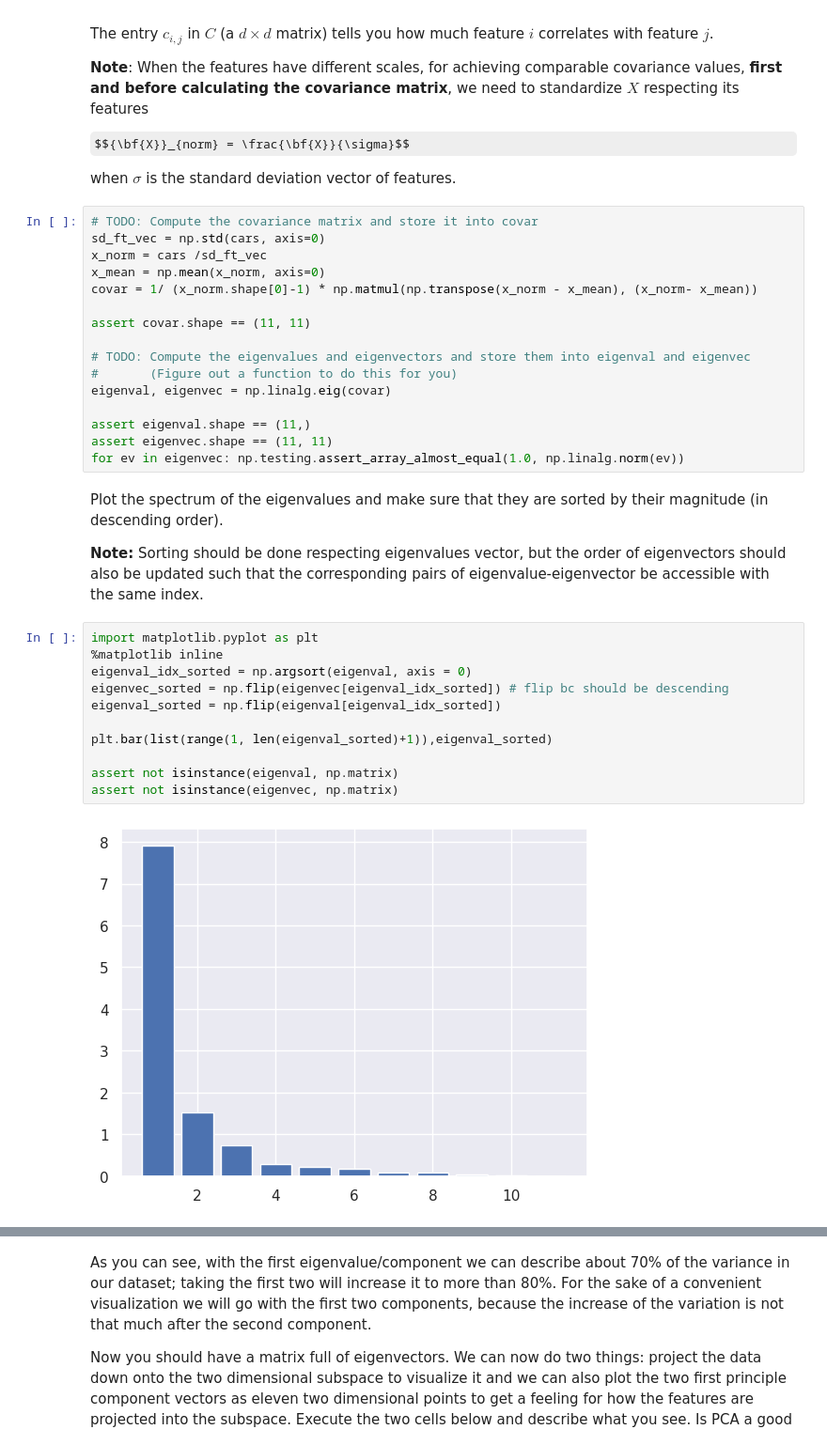
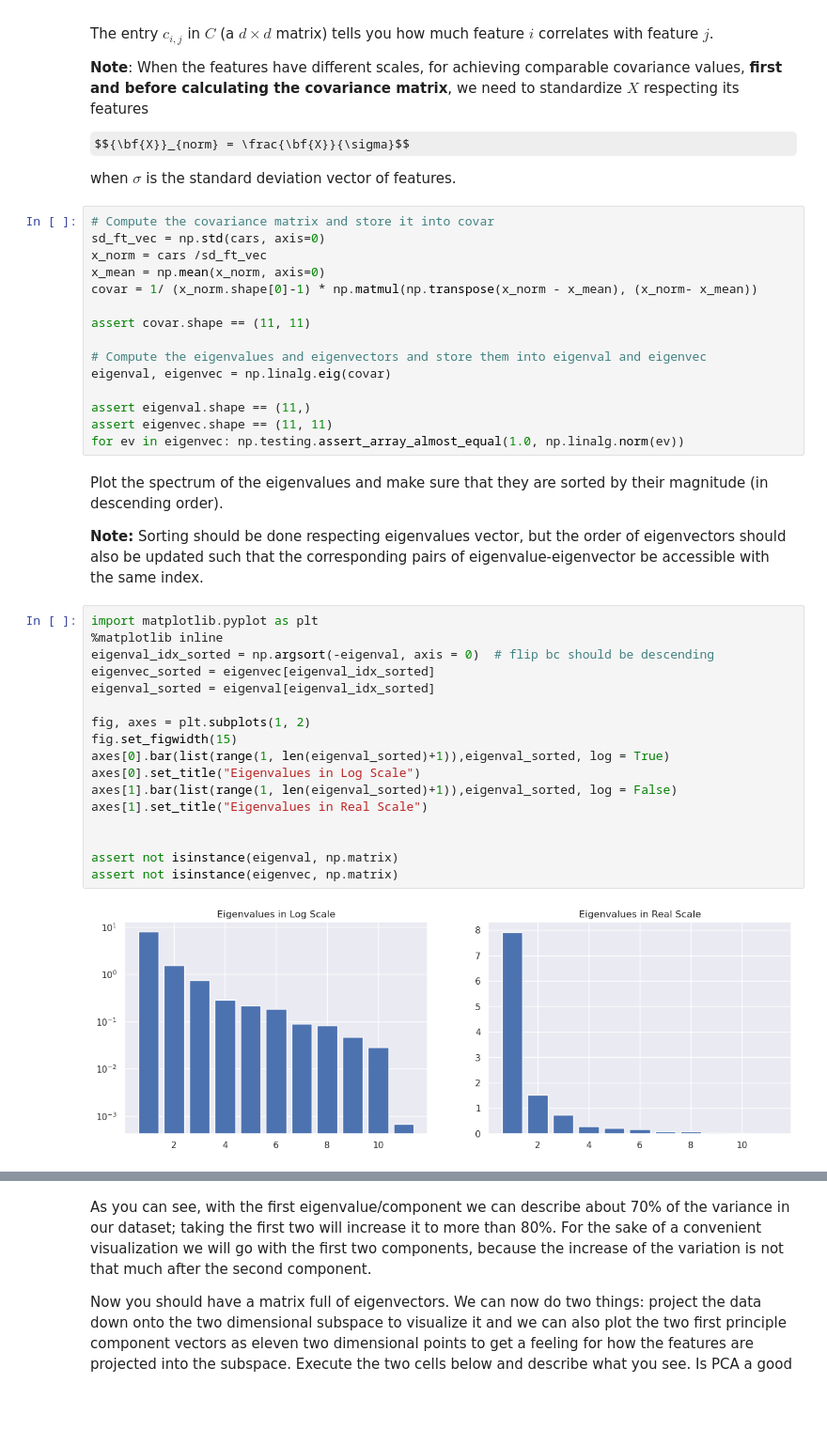
Before and after one commit to Mini11e/ML, a Jupyter notebook: hw06/sheet06_new.ipynb, the cells around one changed output, grey strips where cells are left out. Shown at 94% size. Cells and saved outputs as stored; diff of their text form; some formulas as TeX source; blank space fills up the shorter version.

```diff
--- a/hw06/sheet06_new.ipynb
+++ b/hw06/sheet06_new.ipynb
@@ -155,7 +170,7 @@ $${\bf{X}}_{norm} = \frac{\bf{X}}{\sigma}$$
 
 when $\sigma$ is the standard deviation vector of features.
 # %%
-# TODO: Compute the covariance matrix and store it into covar
+# Compute the covariance matrix and store it into covar
 sd_ft_vec = np.std(cars, axis=0)
 x_norm = cars /sd_ft_vec
 x_mean = np.mean(x_norm, axis=0)
@@ -163,8 +178,7 @@ covar = 1/ (x_norm.shape[0]-1) * np.matmul(np.transpose(x_norm - x_mean), (x_nor
 
 assert covar.shape == (11, 11)
 
-# TODO: Compute the eigenvalues and eigenvectors and store them into eigenval and eigenvec
-#       (Figure out a function to do this for you)
+# Compute the eigenvalues and eigenvectors and store them into eigenval and eigenvec
 eigenval, eigenvec = np.linalg.eig(covar)
 
 assert eigenval.shape == (11,)
@@ -177,14 +191,20 @@ Plot the spectrum of the eigenvalues and make sure that they are sorted by their
 # %%
 import matplotlib.pyplot as plt
 %matplotlib inline
-eigenval_idx_sorted = np.argsort(eigenval, axis = 0)
-eigenvec_sorted = np.flip(eigenvec[eigenval_idx_sorted]) # flip bc should be descending
-eigenval_sorted = np.flip(eigenval[eigenval_idx_sorted])
+eigenval_idx_sorted = np.argsort(-eigenval, axis = 0)  # flip bc should be descending
+eigenvec_sorted = eigenvec[eigenval_idx_sorted]
+eigenval_sorted = eigenval[eigenval_idx_sorted]
 
-plt.bar(list(range(1, len(eigenval_sorted)+1)),eigenval_sorted)
+fig, axes = plt.subplots(1, 2)
+fig.set_figwidth(15)
+axes[0].bar(list(range(1, len(eigenval_sorted)+1)),eigenval_sorted, log = True)
+axes[0].set_title("Eigenvalues in Log Scale")
+axes[1].bar(list(range(1, len(eigenval_sorted)+1)),eigenval_sorted, log = False)
+axes[1].set_title("Eigenvalues in Real Scale")
+
 
 assert not isinstance(eigenval, np.matrix)
 assert not isinstance(eigenvec, np.matrix)
 # %% [output]
-[figure, old version]
+[figure, new version]
 # %% [markdown]
```
Also changed, not shown: parts of 13 cells of this notebook.
